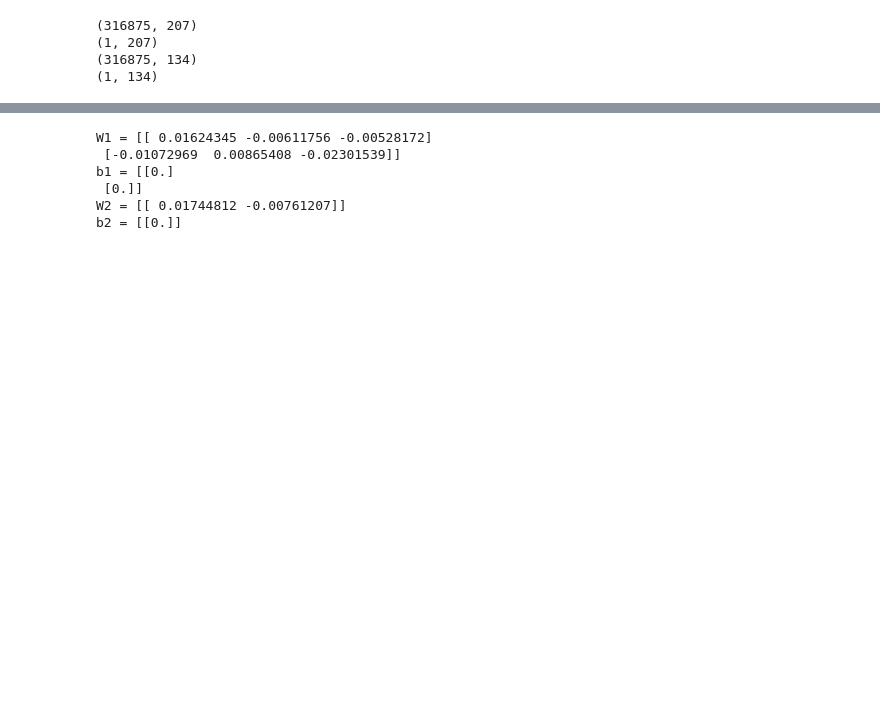
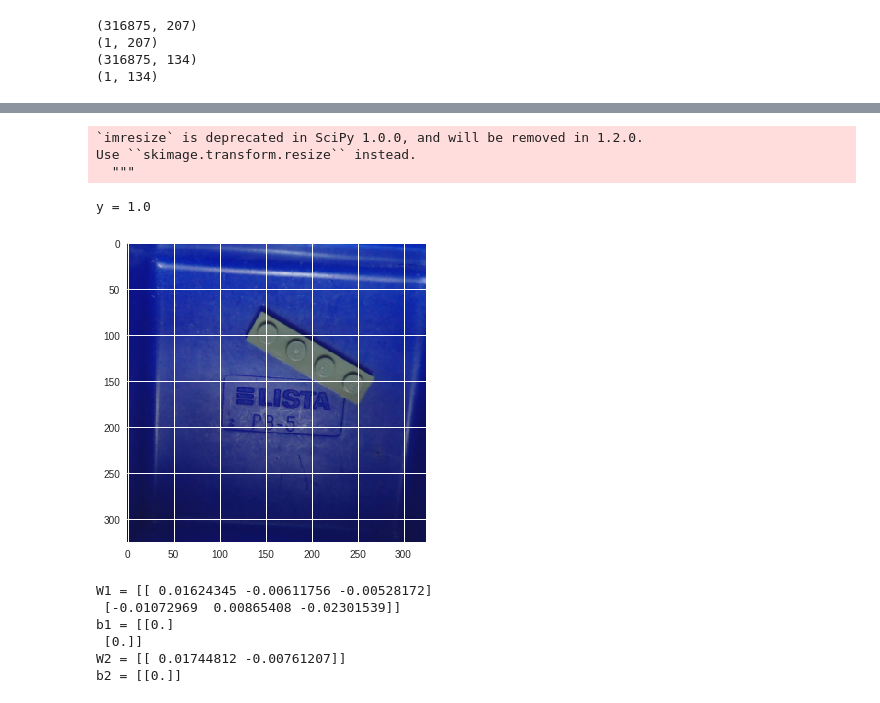
Before and after one commit to tylerlum/Tray_Image_Classifier_A, a Jupyter notebook: ReadData.ipynb, the cells around one changed output, grey strips where cells are left out. Drawn from its saved outputs; the diff is of its cells as text; code cells hidden in the pictures; blank space fills up the shorter version.

```diff
--- a/ReadData.ipynb
+++ b/ReadData.ipynb
@@ -534,3 +534,19 @@ y = 0, you predicted that it is 0.0
+# %%
+import scipy
+index = 70
+image = full_dataset[correct_x][index]
+#image = full_dataset['L09_x'][index]
+my_image = scipy.misc.imresize(image, size=(num_px,num_px)).reshape((1, num_px*num_px*3)).T
+my_predicted_image = predict(d["w"], d["b"], my_image)
+
+plt.imshow(image)
+print("y = " + str(np.squeeze(my_predicted_image)))
+# %% [output]
+`imresize` is deprecated in SciPy 1.0.0, and will be removed in 1.2.0.
+Use ``skimage.transform.resize`` instead.
+  """
+y = 1.0
+[figure, added]
 # %%
 ### CONSTANTS DEFINING THE MODEL ####
 n_x = 316875     # num_px * num_px * 3
```
Also changed, not shown: parts of 9 cells of this notebook.
